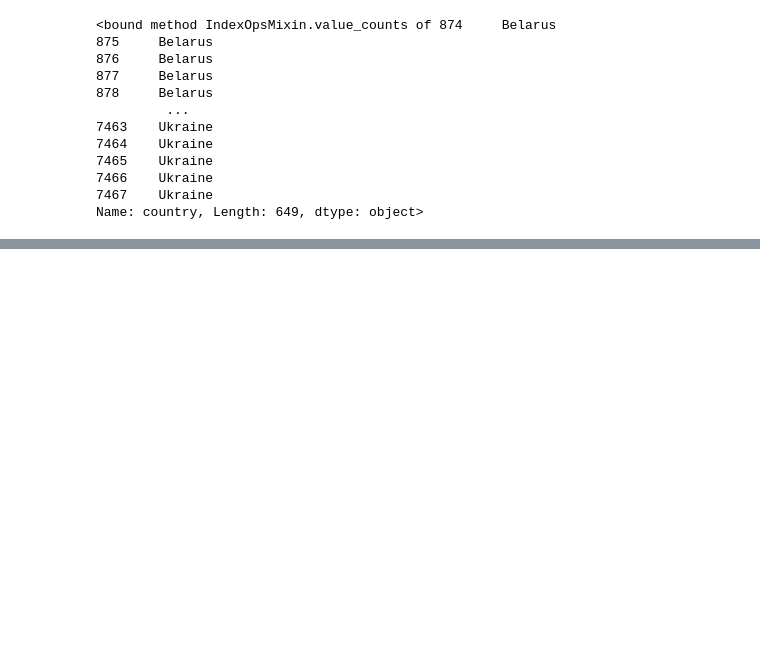
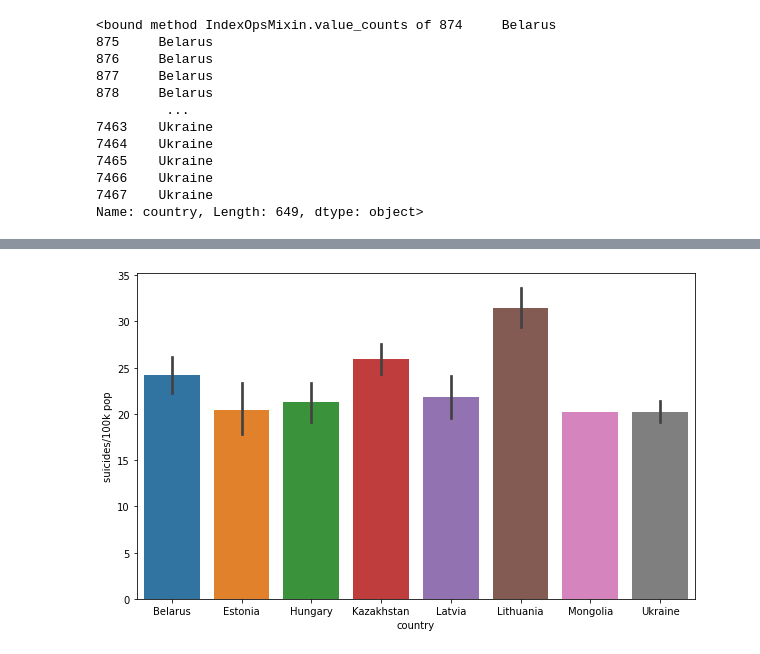
Before and after one commit to Brunadiasmiguel/depression, a Jupyter notebook: data-wrangling/country-sex-age2.ipynb, the cells around one changed output, grey strips where cells are left out. Cells and saved outputs as stored; diff of their text form; code cells hidden in the pictures; blank space fills up the shorter version.

```diff
--- a/data-wrangling/country-sex-age2.ipynb
+++ b/data-wrangling/country-sex-age2.ipynb
@@ -1045,0 +1056,6 @@ strong multicollinearity problems or that the design matrix is singular.
+# %%
+#can rural area also influence USSR?
+
+dfurssarea=dftrial.copy()
+
+dfurssarea.head()
@@ -1045,0 +1069,6 @@ strong multicollinearity problems or that the design matrix is singular.
+# %%
+#selecting the 8 countries of the top 10 suicide with URSS connection
+
+dfurssarea=dfurssarea.loc[(dfurssarea['country']=='Lithuania') | (dfurssarea['country']=='Kazakhstan')| (dfurssarea['country']=='Belarus')| (dfurssarea['country']=='Latvia')| (dfurssarea['country']=='Estonia')| (dfurssarea['country']=='Ukraine')| (dfurssarea['country']=='Mongolia')| (dfurssarea['country']=='Hungary')]
+
+dfurssarea
@@ -1045,0 +1089,10 @@ strong multicollinearity problems or that the design matrix is singular.
+# %%
+#confirm the countries
+
+fig, ax = plt.subplots(figsize=(10,6))
+sns.barplot(data=dfurssarea,
+                x="country",
+                y="suicides/100k pop",
+                ax=ax);
+# %% [output]
+[figure, added]
```
Also changed, not shown: parts of 69 cells of this notebook.
